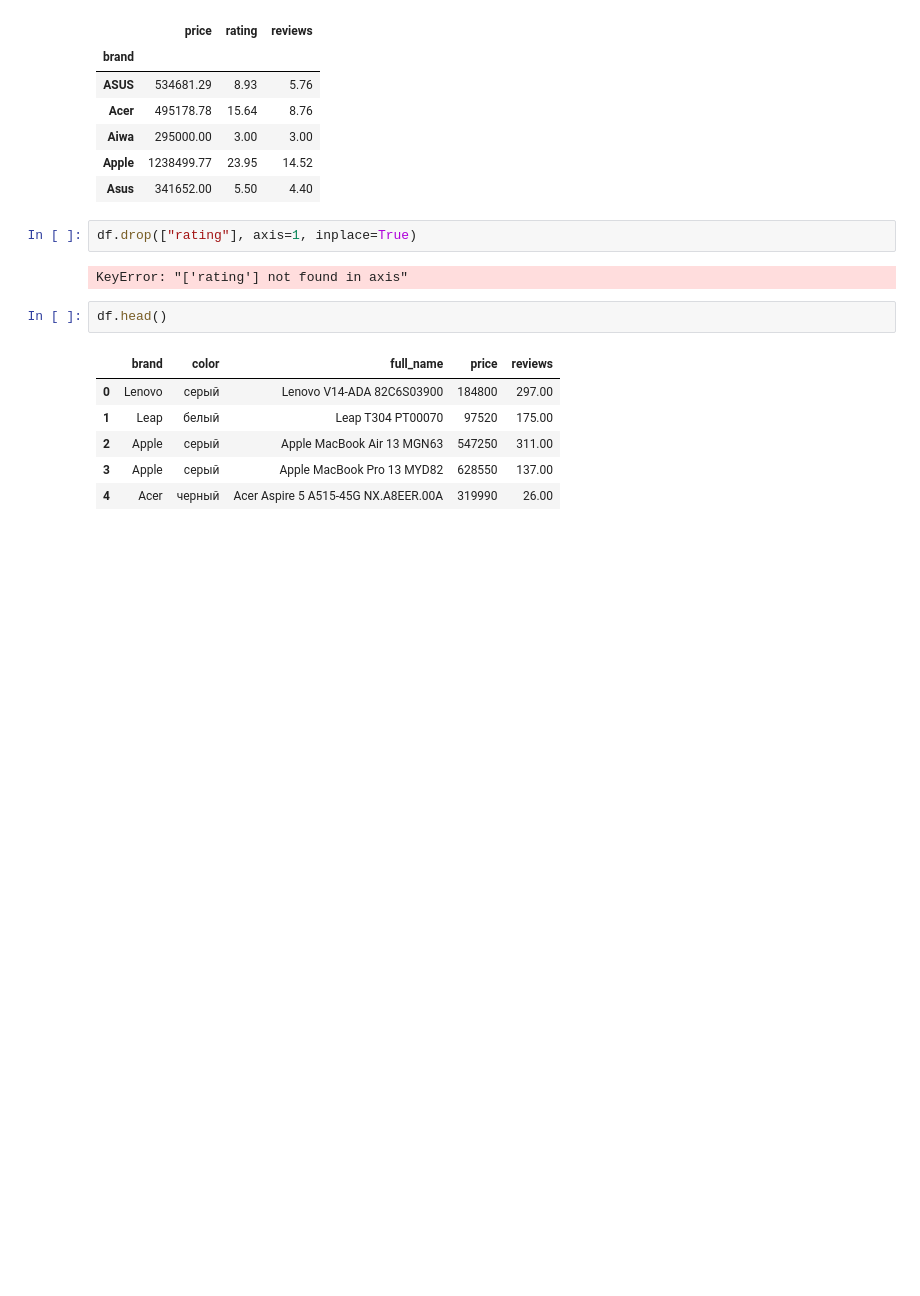
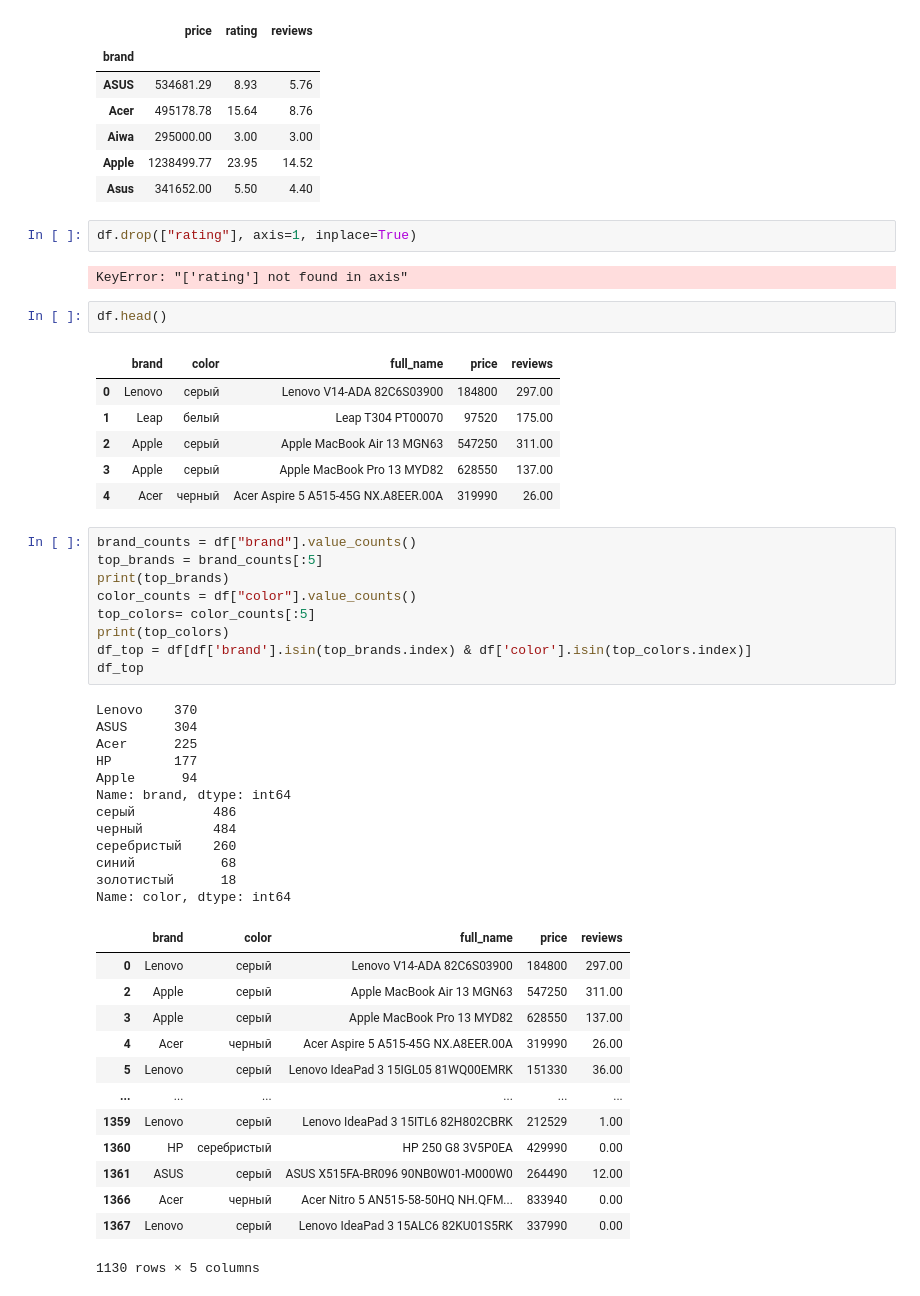
Before and after one commit to BMukhtar/KBot, a Jupyter notebook: kaspi_analyze.ipynb, the cells around one changed output. Saved outputs shown, nothing was run; the diff lists cells and outputs as text; blank space fills up the shorter version.

```diff
--- a/kaspi_analyze.ipynb
+++ b/kaspi_analyze.ipynb
@@ -300,3 +300,38 @@ df.head()
 | 2 | Apple | серый | Apple MacBook Air 13 MGN63 | 547250 | 311.00 |
 | 3 | Apple | серый | Apple MacBook Pro 13 MYD82 | 628550 | 137.00 |
 | 4 | Acer | черный | Acer Aspire 5 A515-45G NX.A8EER.00A | 319990 | 26.00 |
+# %%
+brand_counts = df["brand"].value_counts()
+top_brands = brand_counts[:5]
+print(top_brands)
+color_counts = df["color"].value_counts()
+top_colors= color_counts[:5]
+print(top_colors)
+df_top = df[df['brand'].isin(top_brands.index) & df['color'].isin(top_colors.index)]
+df_top
+# %% [output]
+Lenovo    370
+ASUS      304
+Acer      225
+HP        177
+Apple      94
+Name: brand, dtype: int64
+серый          486
+черный         484
+серебристый    260
+синий           68
+золотистый      18
+Name: color, dtype: int64
+|  | brand | color | full_name | price | reviews |
+| 0 | Lenovo | серый | Lenovo V14-ADA 82C6S03900 | 184800 | 297.00 |
+| 2 | Apple | серый | Apple MacBook Air 13 MGN63 | 547250 | 311.00 |
+| 3 | Apple | серый | Apple MacBook Pro 13 MYD82 | 628550 | 137.00 |
+| 4 | Acer | черный | Acer Aspire 5 A515-45G NX.A8EER.00A | 319990 | 26.00 |
+| 5 | Lenovo | серый | Lenovo IdeaPad 3 15IGL05 81WQ00EMRK | 151330 | 36.00 |
+| ... | ... | ... | ... | ... | ... |
+| 1359 | Lenovo | серый | Lenovo IdeaPad 3 15ITL6 82H802CBRK | 212529 | 1.00 |
+| 1360 | HP | серебристый | HP 250 G8 3V5P0EA | 429990 | 0.00 |
+| 1361 | ASUS | серый | ASUS X515FA-BR096 90NB0W01-M000W0 | 264490 | 12.00 |
+| 1366 | Acer | черный | Acer Nitro 5 AN515-58-50HQ NH.QFM... | 833940 | 0.00 |
+| 1367 | Lenovo | серый | Lenovo IdeaPad 3 15ALC6 82KU01S5RK | 337990 | 0.00 |
+1130 rows × 5 columns
```
Also changed, not shown: parts of 2 cells of this notebook.
